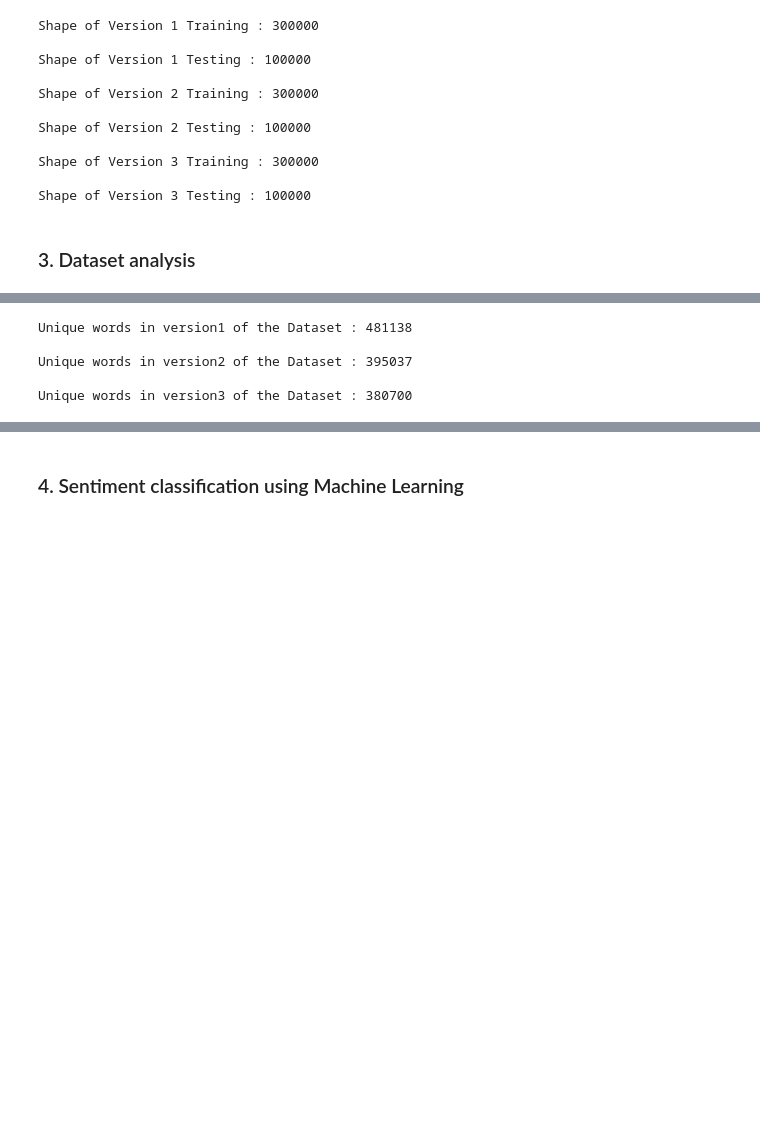
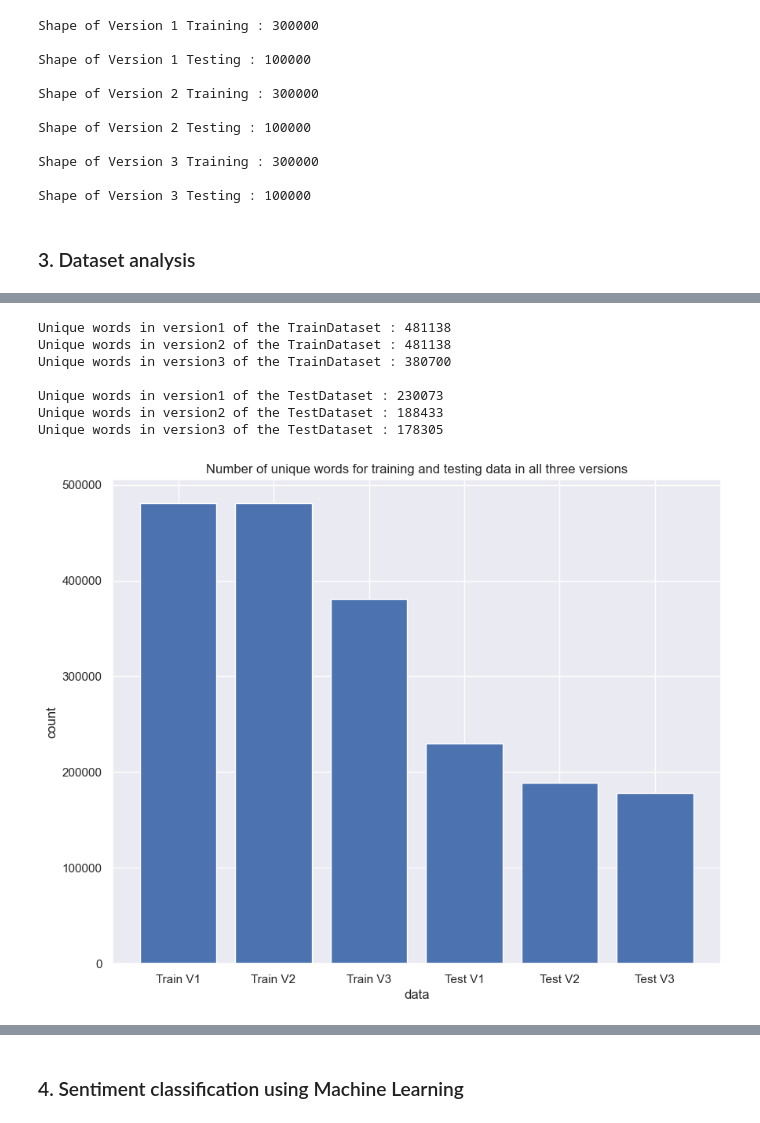
Before and after one commit to Anomaly1702/NLP_Basics, a Jupyter notebook: a1812913_Anubhav_assign1.ipynb, the cells around one changed output, grey strips where cells are left out. Saved outputs shown, nothing was run; the diff lists cells and outputs as text; code cells hidden in the pictures; blank space fills up the shorter version.

```diff
--- a/a1812913_Anubhav_assign1.ipynb
+++ b/a1812913_Anubhav_assign1.ipynb
@@ -246,26 +221,45 @@ plt.show()
 # %%
 def unique_dict(data):
   uniqe_version = {}
   for line in data :
     for j in line :
       if j in uniqe_version.keys():
         uniqe_version [ j ] += 1
       else :
         uniqe_version [ j ] = 1
   return uniqe_version
-#Finding out Unique words in Version 1
-uniqe_version1 = unique_dict(train_version1)
-uniqe_version2 = unique_dict(train_version2)
-uniqe_version3 = unique_dict(train_version3)
-print ( f"Unique words in version1 of the Dataset : { len ( uniqe_version1 )} \n" )
-print ( f"Unique words in version2 of the Dataset : { len ( uniqe_version2 )} \n" )
-print ( f"Unique words in version3 of the Dataset : { len ( uniqe_version3 )} \n" )
+#Finding out Unique words in All Versions across train & test sets
+uniqe_version1_train = unique_dict(train_version1)
+uniqe_version2_train = unique_dict(train_version2)
+uniqe_version3_train = unique_dict(train_version3)
+uniqe_version1_test = unique_dict(test_version1)
+uniqe_version2_test = unique_dict(test_version2)
+uniqe_version3_test = unique_dict(test_version3)
+print ( f"\nUnique words in version1 of the TrainDataset : { len ( uniqe_version1_train )} " )
+print ( f"Unique words in version2 of the TrainDataset : { len ( uniqe_version1_train )} " )
+print ( f"Unique words in version3 of the TrainDataset : { len ( uniqe_version3_train )} " )
+print ( f"\nUnique words in version1 of the TestDataset : { len ( uniqe_version1_test )} " )
+print ( f"Unique words in version2 of the TestDataset : { len ( uniqe_version2_test )} " )
+print ( f"Unique words in version3 of the TestDataset : { len ( uniqe_version3_test )} \n" )
+
+# plot the bar chart of training and testing data in all three versions
+data = ['Train V1', 'Train V2', 'Train V3', 'Test V1', 'Test V2', 'Test V3']
+count = [len(uniqe_version1_train), len(uniqe_version1_train), len(uniqe_version3_train), len(uniqe_version1_test), len(uniqe_version2_test), len(uniqe_version3_test)]
+plt.figure(figsize=(10,8))
+plt.bar(data, count)
+plt.xlabel('data')
+plt.ylabel('count')
+plt.title('Number of unique words for training and testing data in all three versions')
+plt.show()
 # %% [output]
-Unique words in version1 of the Dataset : 481138
+Unique words in version1 of the TrainDataset : 481138
+Unique words in version2 of the TrainDataset : 481138
+Unique words in version3 of the TrainDataset : 380700
 
-Unique words in version2 of the Dataset : 395037
-
-Unique words in version3 of the Dataset : 380700
+Unique words in version1 of the TestDataset : 230073
+Unique words in version2 of the TestDataset : 188433
+Unique words in version3 of the TestDataset : 178305
+[figure, added]
 # %%
 # !pip install wordcloud
 from wordcloud import WordCloud
```
Also changed, not shown: parts of 19 cells of this notebook.
